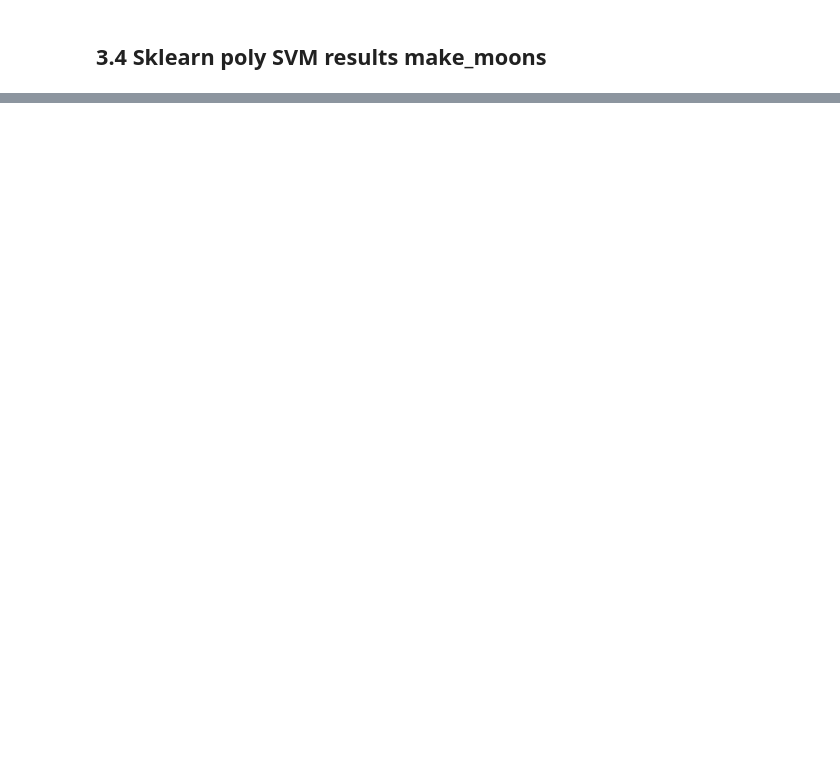
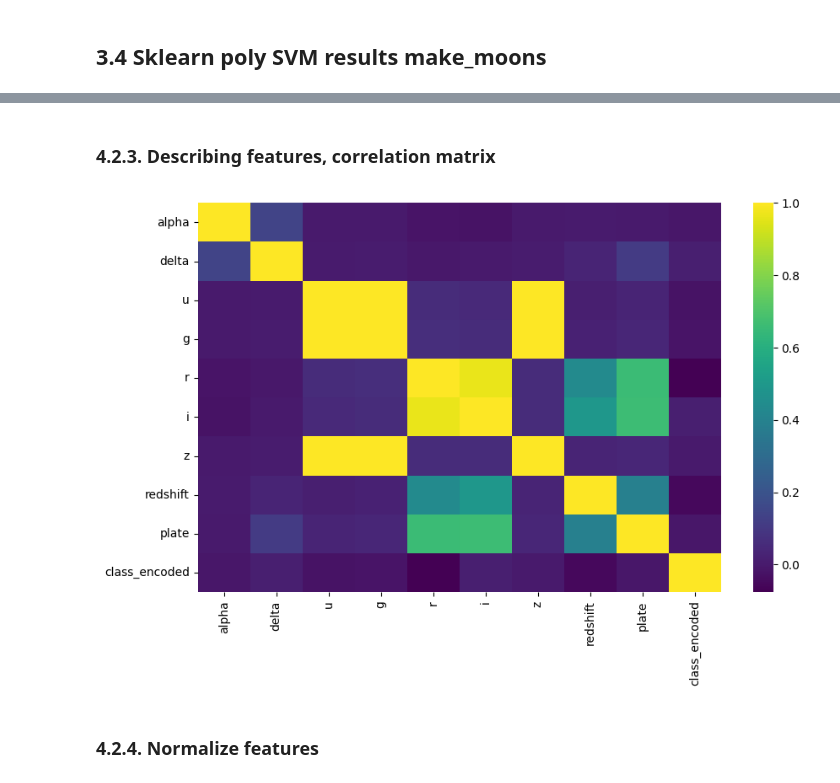
Before and after one commit to Rudobrody/Studies_AI_1_Term, a Jupyter notebook: PUM/SVM/Lab_SVM.ipynb, the cells around one changed output, grey strips where cells are left out. Drawn from its saved outputs; the diff is of its cells as text; code cells hidden in the pictures; blank space fills up the shorter version.

```diff
--- a/PUM/SVM/Lab_SVM.ipynb
+++ b/PUM/SVM/Lab_SVM.ipynb
@@ -1043,0 +1045,4 @@ Accuracy: 0.98, Sensivity: 0.98, Specifity: 0.98
+# %%
+import pandas as pd
+
+file = pd.read_csv('star_classification.csv')
@@ -1043,0 +1053,3 @@ Accuracy: 0.98, Sensivity: 0.98, Specifity: 0.98
+# %%
+file.drop(columns=['cam_col', 'MJD', 'run_ID', 'rerun_ID', 'field_ID', 'spec_obj_ID', 'fiber_ID', 'obj_ID'], inplace=True)
+print(file.head)
@@ -1043,0 +1092,17 @@ Accuracy: 0.98, Sensivity: 0.98, Specifity: 0.98
+# %% [markdown]
+### 4.2.3. Describing features, correlation matrix
+# %%
+# All features are cumerical, except output label
+
+import seaborn as sns
+file['class_encoded'] = file['class'].astype('category').cat.codes # .astype('category') in pandas there is option to encoded feature
+# as categorical, cat.codes assigns for eqach unique cateogry a number i.e. 'star' -> 0 etc.
+corr_matrix = file.corr(numeric_only=True)
+plt.figure(figsize=(10,6))
+sns.heatmap(corr_matrix, cmap='viridis')
+plt.show()
+file.drop(columns=['class'], inplace=True)
+# %% [output]
+[figure, added]
+# %% [markdown]
+### 4.2.4. Normalize features
```
Also changed, not shown: parts of 22 cells of this notebook.
